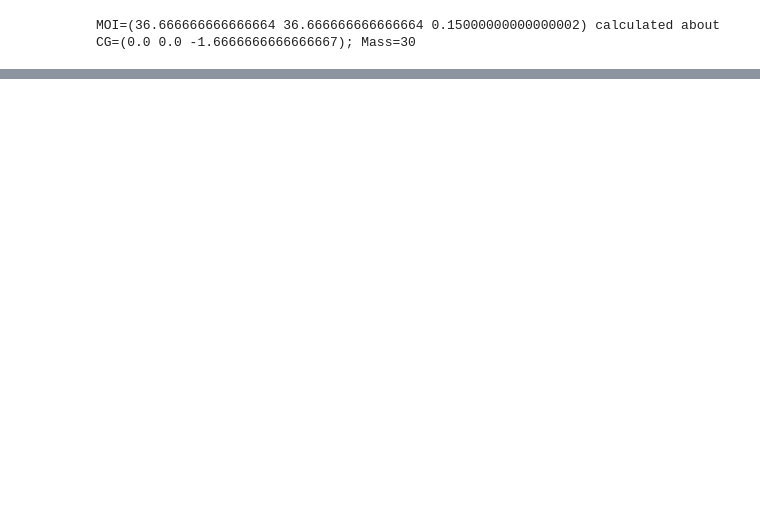
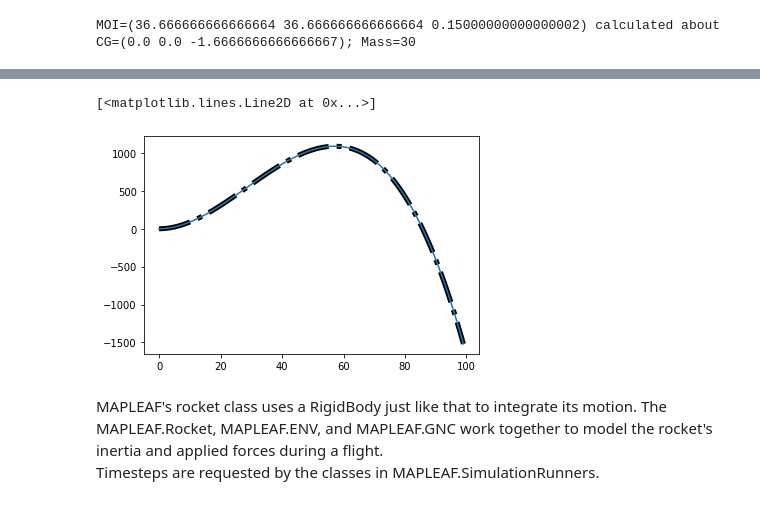
Before and after one commit to henrystoldt/MAPLEAF, a Jupyter notebook: Simulating Motion.ipynb, the cells around one changed output, grey strips where cells are left out. Drawn from its saved outputs; the diff is of its cells as text; code cells hidden in the pictures; blank space fills up the shorter version.

```diff
--- a/Simulation Motion.ipynb
+++ b/Simulating Motion.ipynb
@@ -83,0 +172,31 @@ finForces = ForceMomentSystem()
+# %%
+from MAPLEAF.Motion import RigidBody
+
+#### Do Same Integration with RigidBody ####
+inertia = Inertia(MOI=Vector(1,1,1), CG=Vector(0,0,0), mass=1)
+def constantInertia(time, state):
+    return inertia
+
+def force(time, state):
+    xForce = 2 - 0.07*time # B/c mass=1, this ends up being the same as the body's acceleration
+    return ForceMomentSystem(Vector(xForce, 0, 0)) # Default moment/position is 0
+
+initState = RigidBodyState() # Default is all zero state
+testBody = RigidBody(initState, force, constantInertia, integrationMethod="RK4")
+
+times, xPositions = [], []
+for i in range(100):
+    times.append(testBody.time)
+    xPositions.append(testBody.state.position.X)
+    testBody.timeStep(deltaT=1.0)
+
+#### Show result vs analytical ####
+plt.plot(times, analyticalPositions, '-.k', linewidth=5)
+plt.plot(times, xPositions)
+# %% [output]
+[<matplotlib.lines.Line2D at 0x...>]
+[figure, added]
+# %% [markdown]
+MAPLEAF's rocket class uses a RigidBody just like that to integrate its motion.
+The MAPLEAF.Rocket, MAPLEAF.ENV, and MAPLEAF.GNC work together to model the rocket's inertia and applied forces during a flight.
+Timesteps are requested by the classes in MAPLEAF.SimulationRunners.
```
Also changed, not shown: parts of 18 cells of this notebook, 5 other files.
